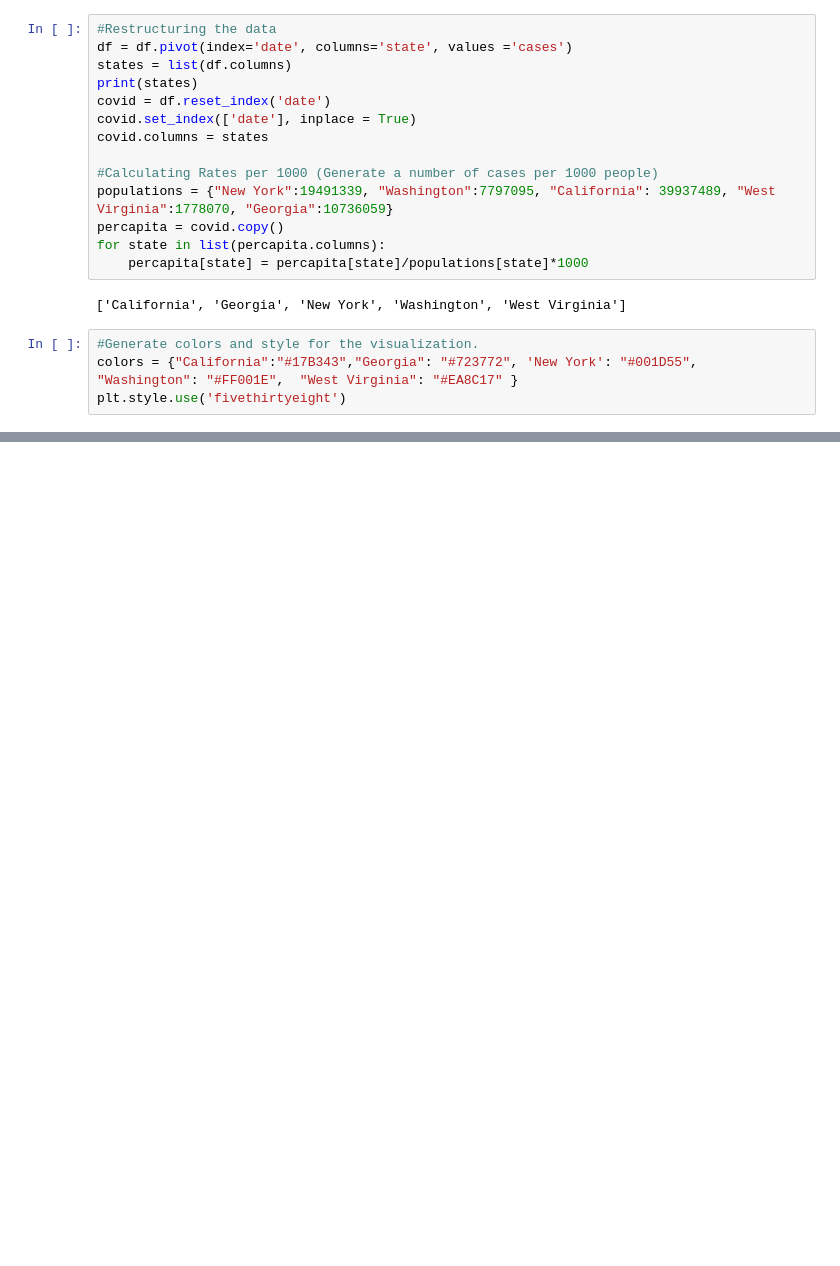
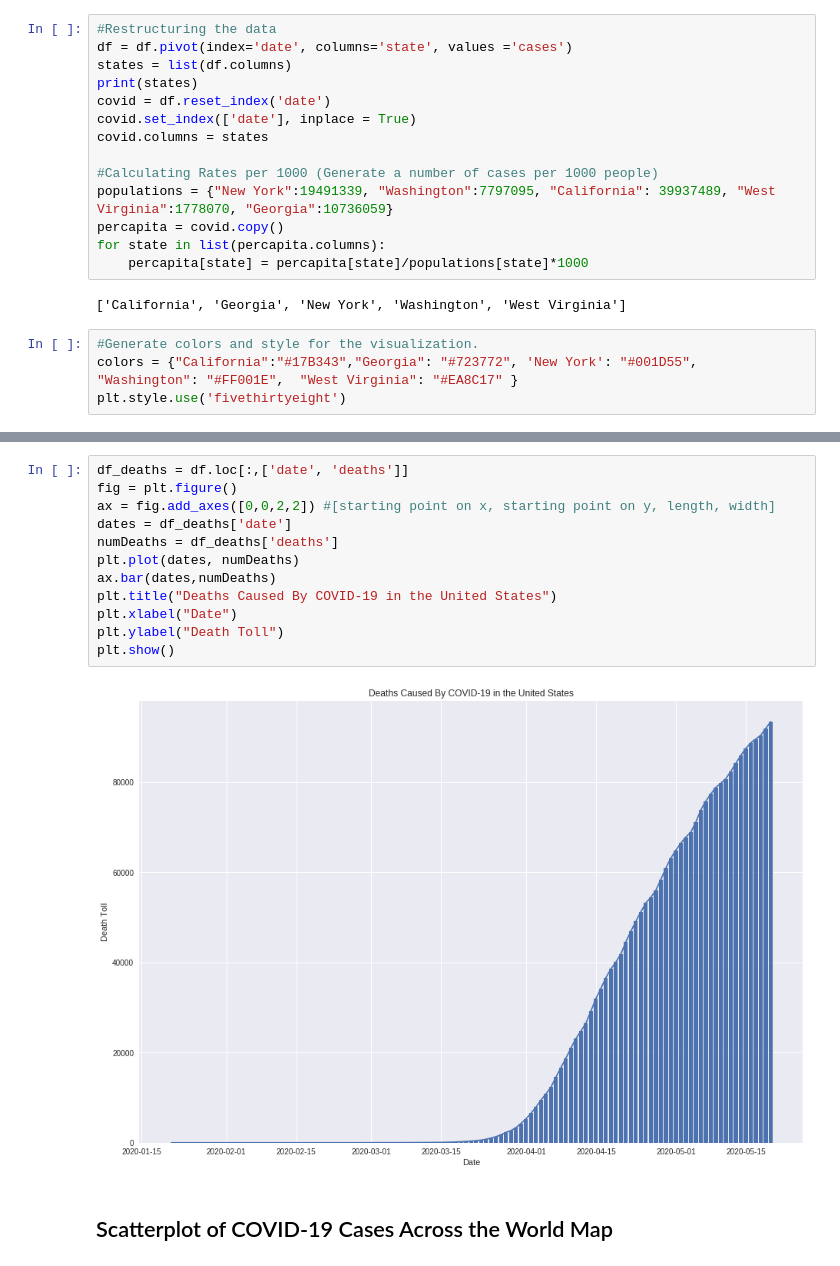
Before and after one commit to Cat-exe/careem-19, a Jupyter notebook: analysis.ipynb, the cells around one changed output, grey strips where cells are left out. Cells and saved outputs as stored; diff of their text form; blank space fills up the shorter version.

```diff
--- a/analysis.ipynb
+++ b/analysis.ipynb
@@ -88,0 +185,16 @@ Text(2020-01-22 00:00:00, -100000, 'careem-19             Source: https://github
+# %%
+df_deaths = df.loc[:,['date', 'deaths']]
+fig = plt.figure()
+ax = fig.add_axes([0,0,2,2]) #[starting point on x, starting point on y, length, width]
+dates = df_deaths['date']
+numDeaths = df_deaths['deaths']
+plt.plot(dates, numDeaths)
+ax.bar(dates,numDeaths)
+plt.title("Deaths Caused By COVID-19 in the United States")
+plt.xlabel("Date")
+plt.ylabel("Death Toll")
+plt.show()
+# %% [output]
+[figure, added]
+# %% [markdown]
+## Scatterplot of COVID-19 Cases Across the World Map
```
Also changed, not shown: parts of 16 cells of this notebook.
